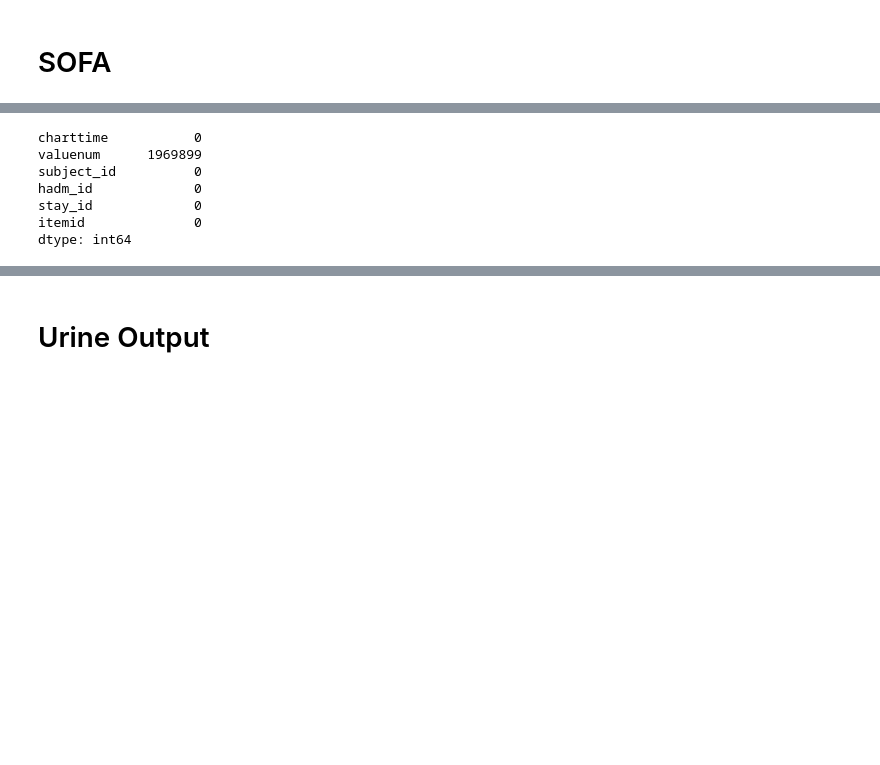
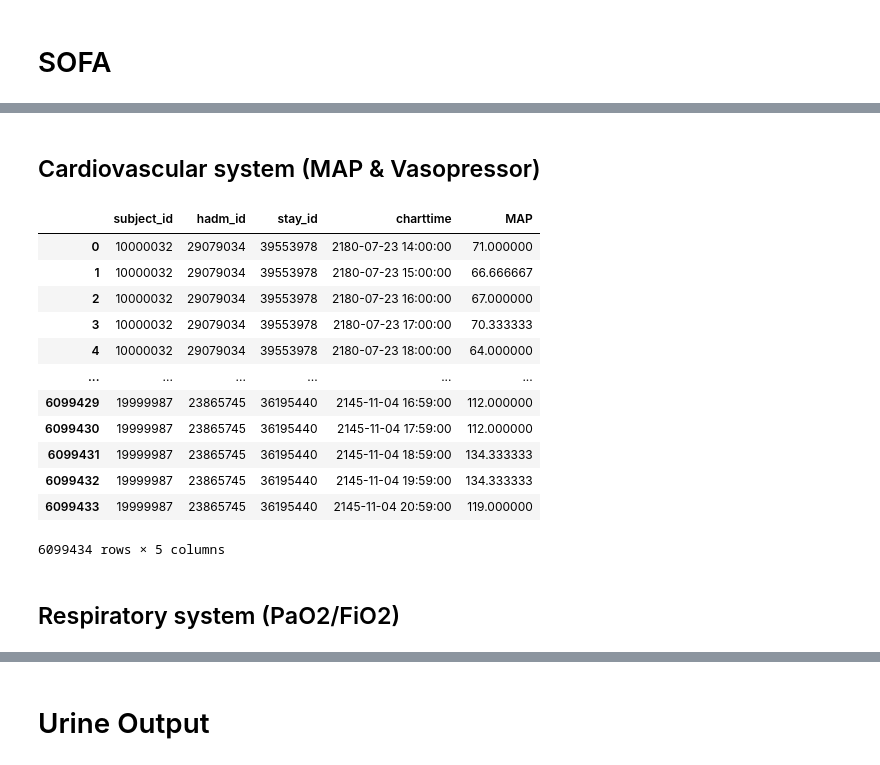
Before and after one commit to cyp-ark/RL-AIAKI, a Jupyter notebook: code/4_resample.ipynb, the cells around one changed output, grey strips where cells are left out. Cells and saved outputs as stored; diff of their text form; code cells hidden in the pictures; blank space fills up the shorter version.

```diff
--- a/code/4_resample.ipynb
+++ b/code/4_resample.ipynb
@@ -254,10 +204,37 @@ resample_PaO2 = resample_bfill(resample_PaO2)
-# %%
-resample_PaO2.isna().sum()
-# %% [output]
-charttime           0
-valuenum      1969899
-subject_id          0
-hadm_id             0
-stay_id             0
-itemid              0
-dtype: int64
+# %% [markdown]
+## Cardiovascular system (MAP & Vasopressor)
+# %%
+resample_DBP = pd.read_parquet('./data/resample/resample_DBP.parquet')
+resample_SBP = pd.read_parquet('./data/resample/resample_SBP.parquet')
+# %%
+def resample_MAP(resample_DBP,resample_SBP):
+    resample_SBP = utils.resample_ffill(resample_SBP)
+    resample_SBP = utils.resample_bfill(resample_SBP)
+    resample_DBP = utils.resample_ffill(resample_DBP)
+    resample_DBP = utils.resample_bfill(resample_DBP)
+
+    resample_DBP.rename(columns={'valuenum':'DBP'},inplace=True)
+    resample_SBP.rename(columns={'valuenum':'SBP'},inplace=True)
+
+    resample_MAP = pd.merge(resample_DBP,resample_SBP,on=['subject_id','hadm_id','stay_id','charttime'],how='left')
+    resample_MAP['MAP'] = (resample_MAP['SBP'] + 2*resample_MAP['DBP'])/3
+    resample_MAP = resample_MAP[['subject_id','hadm_id','stay_id','charttime','MAP']]
+    return resample_MAP
+# %%
+resample_MAP = resample_MAP(resample_DBP,resample_SBP)
+# %%
+resample_MAP
+# %% [output]
+|  | subject_id | hadm_id | stay_id | charttime | MAP |
+| 0 | 10000032 | 29079034 | 39553978 | 2180-07-23 14:00:00 | 71.000000 |
+| 1 | 10000032 | 29079034 | 39553978 | 2180-07-23 15:00:00 | 66.666667 |
+| 2 | 10000032 | 29079034 | 39553978 | 2180-07-23 16:00:00 | 67.000000 |
+| 3 | 10000032 | 29079034 | 39553978 | 2180-07-23 17:00:00 | 70.333333 |
+| 4 | 10000032 | 29079034 | 39553978 | 2180-07-23 18:00:00 | 64.000000 |
+| ... | ... | ... | ... | ... | ... |
+| 6099429 | 19999987 | 23865745 | 36195440 | 2145-11-04 16:59:00 | 112.000000 |
+| 6099430 | 19999987 | 23865745 | 36195440 | 2145-11-04 17:59:00 | 112.000000 |
+| 6099431 | 19999987 | 23865745 | 36195440 | 2145-11-04 18:59:00 | 134.333333 |
+| 6099432 | 19999987 | 23865745 | 36195440 | 2145-11-04 19:59:00 | 134.333333 |
+| 6099433 | 19999987 | 23865745 | 36195440 | 2145-11-04 20:59:00 | 119.000000 |
+6099434 rows × 5 columns
@@ -263,0 +245,2 @@ dtype: int64
+# %% [markdown]
+## Respiratory system (PaO2/FiO2)
```
Also changed, not shown: parts of 42 cells of this notebook, 10 other files.
